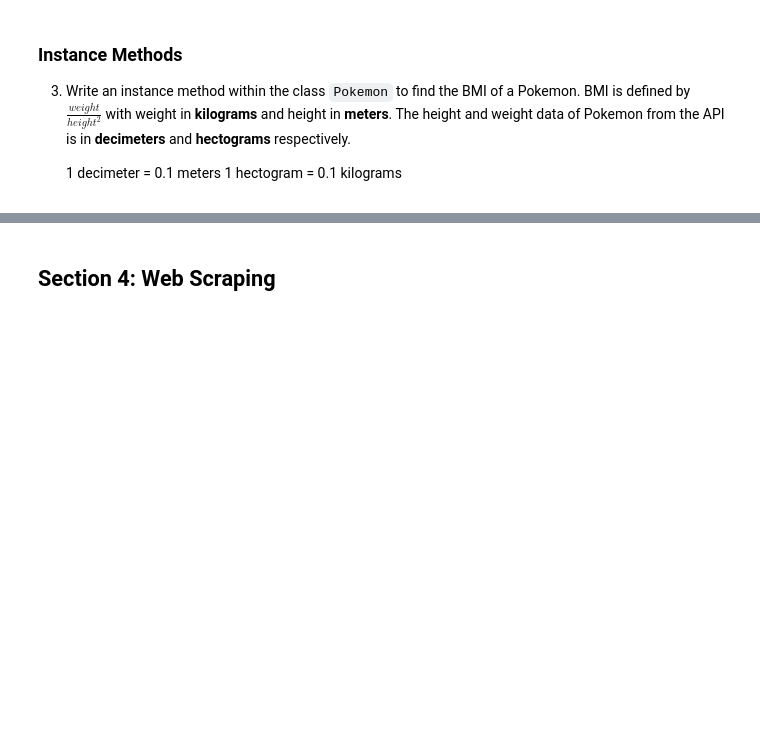
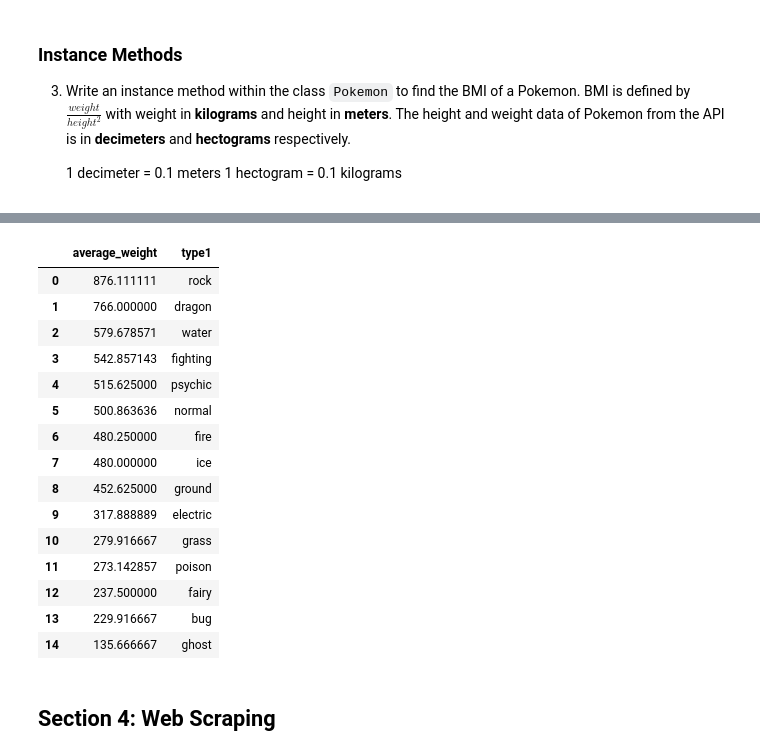
Before and after one commit to learn-co-students/chicago-ds-080519, a Jupyter notebook: Module-2/mod_2_assessment/index.ipynb, the cells around one changed output, grey strips where cells are left out. Cells and saved outputs as stored; diff of their text form; code cells hidden in the pictures; blank space fills up the shorter version.

```diff
--- a/Module-2/mod_2_assessment/index.ipynb
+++ b/Module-2/mod_2_assessment/index.ipynb
@@ -210,6 +318,23 @@ pd.read_sql(q2, cnx)
 # %%
 # q3: query the average weight of Pokemon by their first type in descending order
-q3 = ''
+q3 = "SELECT AVG(weight) AS average_weight, type1 FROM pokemon GROUP BY type1 ORDER BY average_weight DESC"
 pd.read_sql(q3, cnx)
+# %% [output]
+|  | average_weight | type1 |
+| 0 | 876.111111 | rock |
+| 1 | 766.000000 | dragon |
+| 2 | 579.678571 | water |
+| 3 | 542.857143 | fighting |
+| 4 | 515.625000 | psychic |
+| 5 | 500.863636 | normal |
+| 6 | 480.250000 | fire |
+| 7 | 480.000000 | ice |
+| 8 | 452.625000 | ground |
+| 9 | 317.888889 | electric |
+| 10 | 279.916667 | grass |
+| 11 | 273.142857 | poison |
+| 12 | 237.500000 | fairy |
+| 13 | 229.916667 | bug |
+| 14 | 135.666667 | ghost |
 # %%
 # q4: query the Pokemon name, Pokemon type2, and what type2 has "2xdamage" to
```
Also changed, not shown: parts of 20 cells of this notebook.
